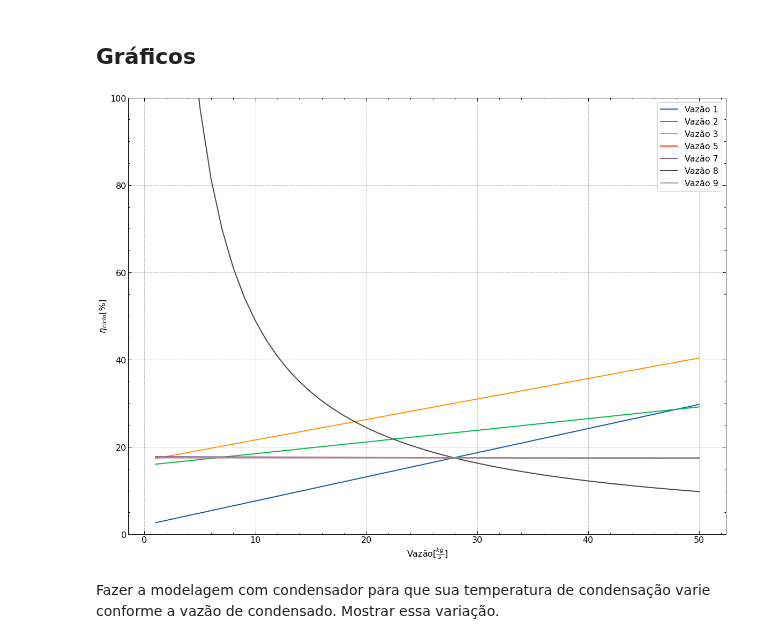
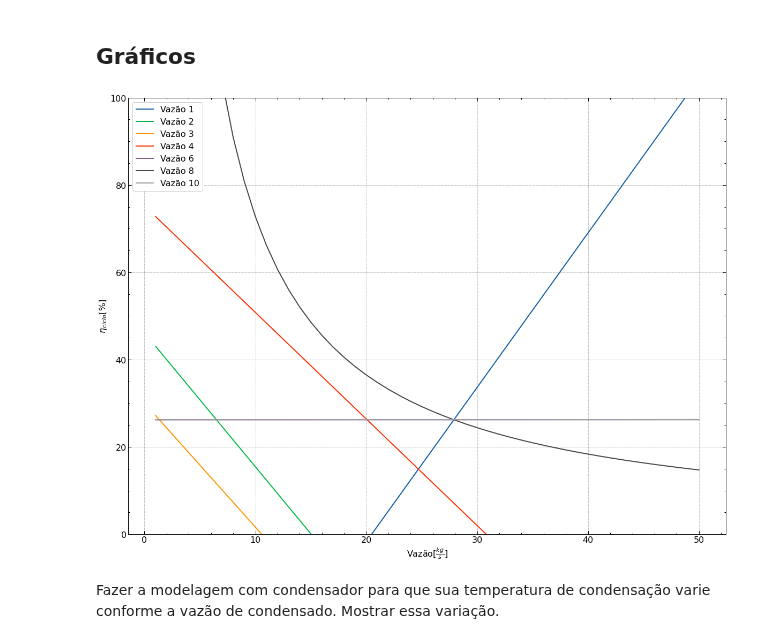
Before and after one commit to luaneng/gdv, a Jupyter notebook: projeto/main.ipynb, the cells around one changed output. Drawn from its saved outputs; the diff is of its cells as text; code cells hidden in the pictures.

```diff
--- a/projeto/main.ipynb
+++ b/projeto/main.ipynb
@@ -330,10 +332,10 @@ display(df)
 # %% [markdown]
 ## Gráficos ##
 # %%
-def n(v1, v2, v3, v5, v7, v8, v9):
+def n(v1, v2, v3, v4, v6, v8, v10):
 
-    W_pump_totg = v5*(st5.h - st6.h) + v7*(st7.h - st8.h) + v9*(st9.h - st10.h)
-    W_turb_totg = v1*(st1.h - st2.h) + v2*(st2.h - st3.h) + v3*(st3.h - st4.h)
+    W_pump_totg = v6*(st6.h - st5.h)*n_pump +  v8*(st8.h - st7.h)*n_pump + v10*(st10.h - st9.h)*n_pump
+    W_turb_totg = n_turb*( v1*st1.h - (v2*st2.h + v3*st3.h + v4*st4.h) )
     W_liqg = W_pump_totg + W_turb_totg
     Q_caldg = v8*(st1.h - st8.h)
 
@@ -345,23 +347,23 @@ plt.style.use(['science', 'notebook', 'grid'])
 # %%
 
 figure = plt.figure(figsize=(20, 15))
 
 
-plt.plot(arange(1, 50+1, 1), n(v1=arange(1, 50+1, 1), v2=m[1], v3=m[2], v5=m[4], v7=m[6], v8=m[7], v9=m[8]), label='Vazão 1')
-plt.plot(arange(1, 50+1, 1), n(v2=arange(1, 50+1, 1), v1=m[0], v3=m[2], v5=m[4], v7=m[6], v8=m[7], v9=m[8]), label='Vazão 2')
-plt.plot(arange(1, 50+1, 1), n(v3=arange(1, 50+1, 1), v1=m[0], v2=m[1], v5=m[4], v7=m[6], v8=m[7], v9=m[8]), label='Vazão 3')
-plt.plot(arange(1, 50+1, 1), n(v5=arange(1, 50+1, 1), v1=m[0], v2=m[1], v3=m[2], v7=m[6], v8=m[7], v9=m[8]), label='Vazão 5')
-plt.plot(arange(1, 50+1, 1), n(v7=arange(1, 50+1, 1), v1=m[0], v2=m[1], v3=m[2], v5=m[4], v8=m[7], v9=m[8]), label='Vazão 7')
-plt.plot(arange(1, 50+1, 1), n(v8=arange(1, 50+1, 1), v1=m[0], v2=m[1], v3=m[2], v5=m[4], v7=m[6], v9=m[8]), label='Vazão 8')
-plt.plot(arange(1, 50+1, 1), n(v9=arange(1, 50+1, 1), v1=m[0], v2=m[1], v3=m[2], v5=m[4], v7=m[6], v8=m[7]), label='Vazão 9')
+plt.plot(arange(1, 50+1, 1), n(v1=arange(1, 50+1, 1), v2=m[1], v3=m[2], v4=m[3], v6=m[5], v8=m[7], v10=m[9]), label='Vazão 1')
+plt.plot(arange(1, 50+1, 1), n(v2=arange(1, 50+1, 1), v1=m[0], v3=m[2], v4=m[3], v6=m[5], v8=m[7], v10=m[9]), label='Vazão 2')
+plt.plot(arange(1, 50+1, 1), n(v3=arange(1, 50+1, 1), v1=m[0], v2=m[1], v4=m[3], v6=m[5], v8=m[7], v10=m[9]), label='Vazão 3')
+plt.plot(arange(1, 50+1, 1), n(v4=arange(1, 50+1, 1), v1=m[0], v2=m[1], v3=m[2], v6=m[5], v8=m[7], v10=m[9]), label='Vazão 4')
+plt.plot(arange(1, 50+1, 1), n(v6=arange(1, 50+1, 1), v1=m[0], v2=m[1], v3=m[2], v4=m[3], v8=m[7], v10=m[9]), label='Vazão 6')
+plt.plot(arange(1, 50+1, 1), n(v8=arange(1, 50+1, 1), v1=m[0], v2=m[1], v3=m[2], v4=m[3], v6=m[5], v10=m[9]), label='Vazão 8')
+plt.plot(arange(1, 50+1, 1), n(v10=arange(1, 50+1, 1), v1=m[0], v2=m[1], v3=m[2], v4=m[3], v6=m[5], v8=m[7]), label='Vazão 10')
 
 plt.ylim(0, 100)
 plt.xlabel('Vazão' + r'$[\frac{kg}{s}]$')
 plt.ylabel(r'$\eta_{ciclo}$' +'[%]')
 plt.legend()
 plt.show()
 # %% [output]
-[figure, old version]
+[figure, new version]
 # %% [markdown]
 Fazer a modelagem com condensador para que sua temperatura de condensação
 varie conforme a vazão de condensado. Mostrar essa variação.
```
Also changed, not shown: parts of 11 cells of this notebook.
